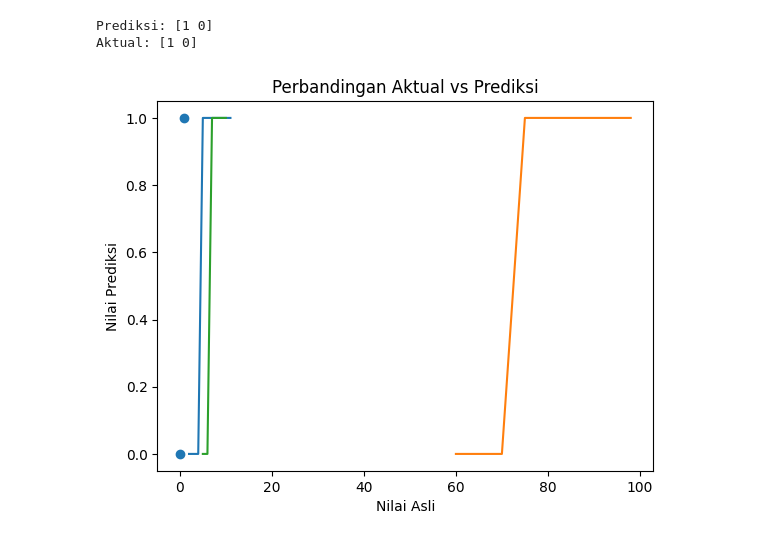
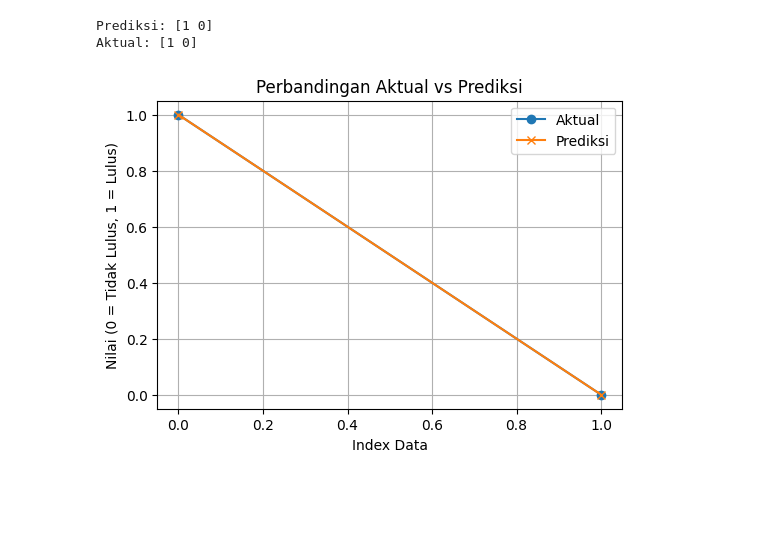
Before and after one commit to Fahmudiantosaputro/Tugas_Praktikum-AI-, a Jupyter notebook: Praktikum_LinearLogistik.ipynb, the cells around one changed output. Cells and saved outputs as stored; diff of their text form; code cells hidden in the pictures; blank space fills up the shorter version.

```diff
--- a/Praktikum_LinearLogistik.ipynb
+++ b/Praktikum_LinearLogistik.ipynb
@@ -55,12 +55,18 @@ print("Aktual:", y_test.values)
 # %% [output]
 Prediksi: [1 0]
 Aktual: [1 0]
-# %%
-plt.scatter(y_test, y_pred)
-plt.plot(x, model.predict(x), label="Garis Regresi")
-plt.xlabel("Nilai Asli")
-plt.ylabel("Nilai Prediksi")
-plt.title("Perbandingan Aktual vs Prediksi")
-plt.show()
-# %% [output]
-[figure, removed]
+# %%
+plt.figure(figsize=(6,4))
+
+plt.plot(y_test.values, label='Aktual', marker='o')
+plt.plot(y_pred, label='Prediksi', marker='x')
+
+plt.title("Perbandingan Aktual vs Prediksi")
+plt.xlabel("Index Data")
+plt.ylabel("Nilai (0 = Tidak Lulus, 1 = Lulus)")
+plt.legend()
+plt.grid()
+
+plt.show()
+# %% [output]
+[figure, added]
```
